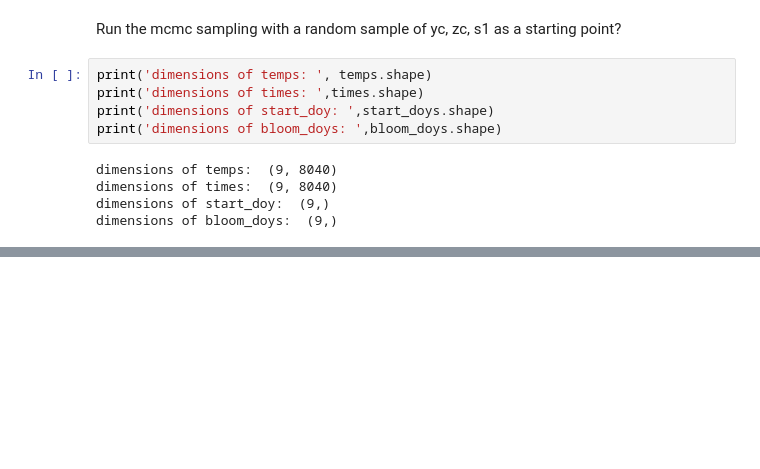
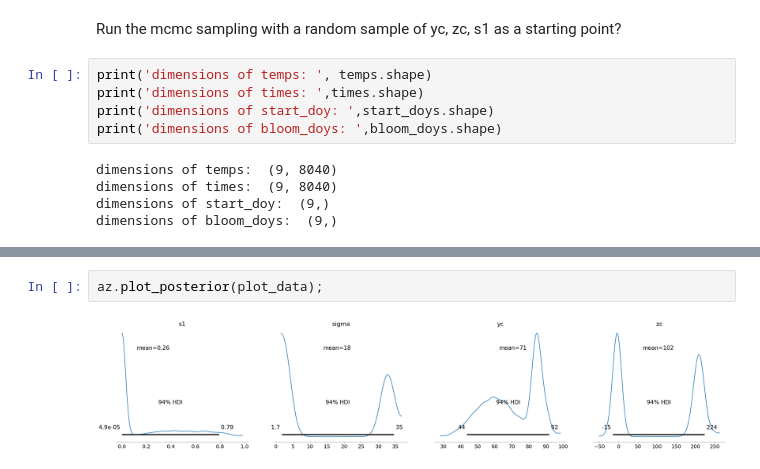
Before and after one commit to larscaspersen/phenoflex_meets_bayes, a Jupyter notebook: hybridmodel_phenoflex.ipynb, the cells around one changed output, grey strips where cells are left out. Drawn from its saved outputs; the diff is of its cells as text; blank space fills up the shorter version.

```diff
--- a/hybridmodel_phenoflex.ipynb
+++ b/hybridmodel_phenoflex.ipynb
@@ -1089,0 +1049,4 @@ az.plot_posterior(az_mcmc,
+# %%
+az.plot_posterior(plot_data);
+# %% [output]
+[figure, added]
```
Also changed, not shown: parts of 19 cells of this notebook.
